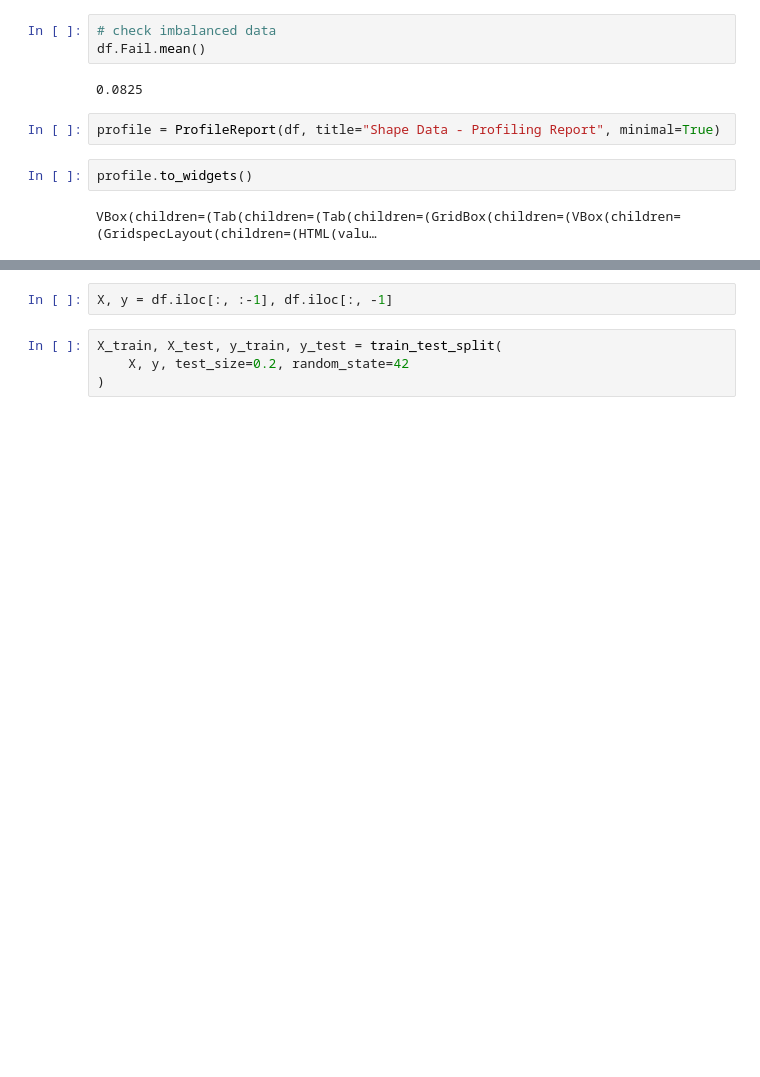
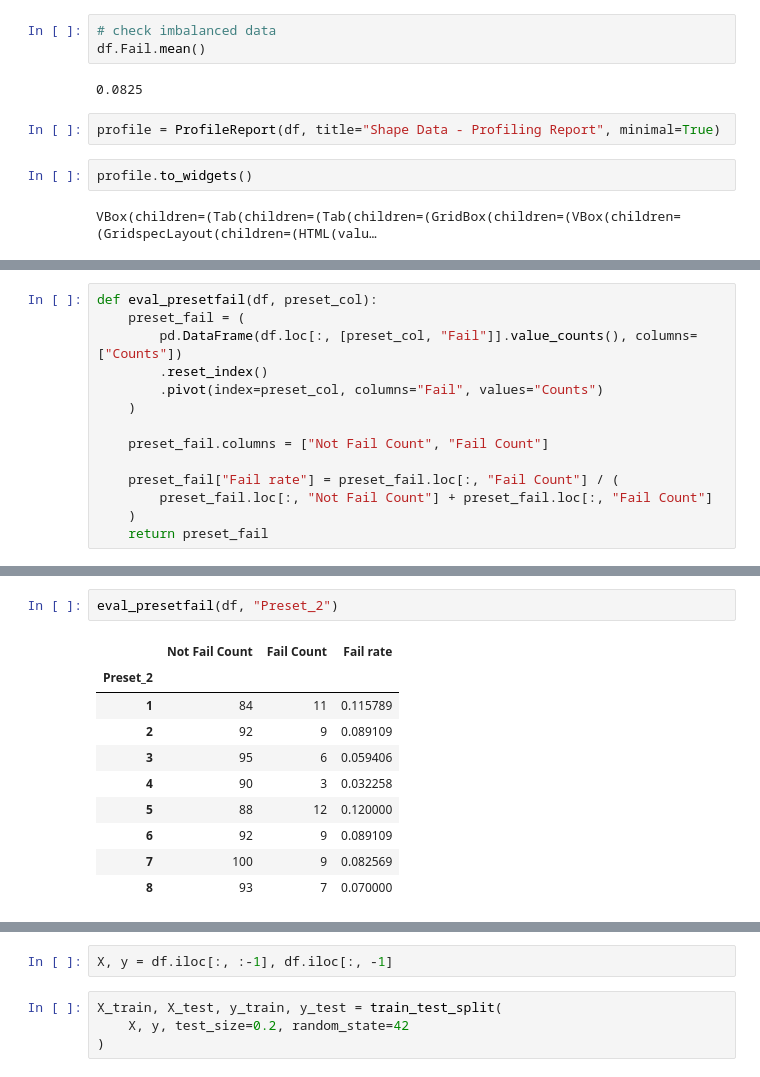
Before and after one commit to jonataseduardo/datascience-jobs-tests, a Jupyter notebook: shape-tech-test/jonatas-cesar-shape-test-tech.ipynb, the cells around one changed output, grey strips where cells are left out. Drawn from its saved outputs; the diff is of its cells as text; blank space fills up the shorter version.

```diff
--- a/shape-tech-test/jonatas-cesar-shape-test-tech.ipynb
+++ b/shape-tech-test/jonatas-cesar-shape-test-tech.ipynb
@@ -41,0 +54,14 @@ VBox(children=(Tab(children=(Tab(children=(GridBox(children=(VBox(children=(Grid
+# %%
+def eval_presetfail(df, preset_col):
+    preset_fail = (
+        pd.DataFrame(df.loc[:, [preset_col, "Fail"]].value_counts(), columns=["Counts"])
+        .reset_index()
+        .pivot(index=preset_col, columns="Fail", values="Counts")
+    )
+
+    preset_fail.columns = ["Not Fail Count", "Fail Count"]
+
+    preset_fail["Fail rate"] = preset_fail.loc[:, "Fail Count"] / (
+        preset_fail.loc[:, "Not Fail Count"] + preset_fail.loc[:, "Fail Count"]
+    )
+    return preset_fail
@@ -41,0 +76,13 @@ VBox(children=(Tab(children=(Tab(children=(GridBox(children=(VBox(children=(Grid
+# %%
+eval_presetfail(df, "Preset_2")
+# %% [output]
+|  | Not Fail Count | Fail Count | Fail rate |
+| Preset_2 |  |  |  |
+| 1 | 84 | 11 | 0.115789 |
+| 2 | 92 | 9 | 0.089109 |
+| 3 | 95 | 6 | 0.059406 |
+| 4 | 90 | 3 | 0.032258 |
+| 5 | 88 | 12 | 0.120000 |
+| 6 | 92 | 9 | 0.089109 |
+| 7 | 100 | 9 | 0.082569 |
+| 8 | 93 | 7 | 0.070000 |
```
Also changed, not shown: parts of 18 cells of this notebook, 1 other file.
